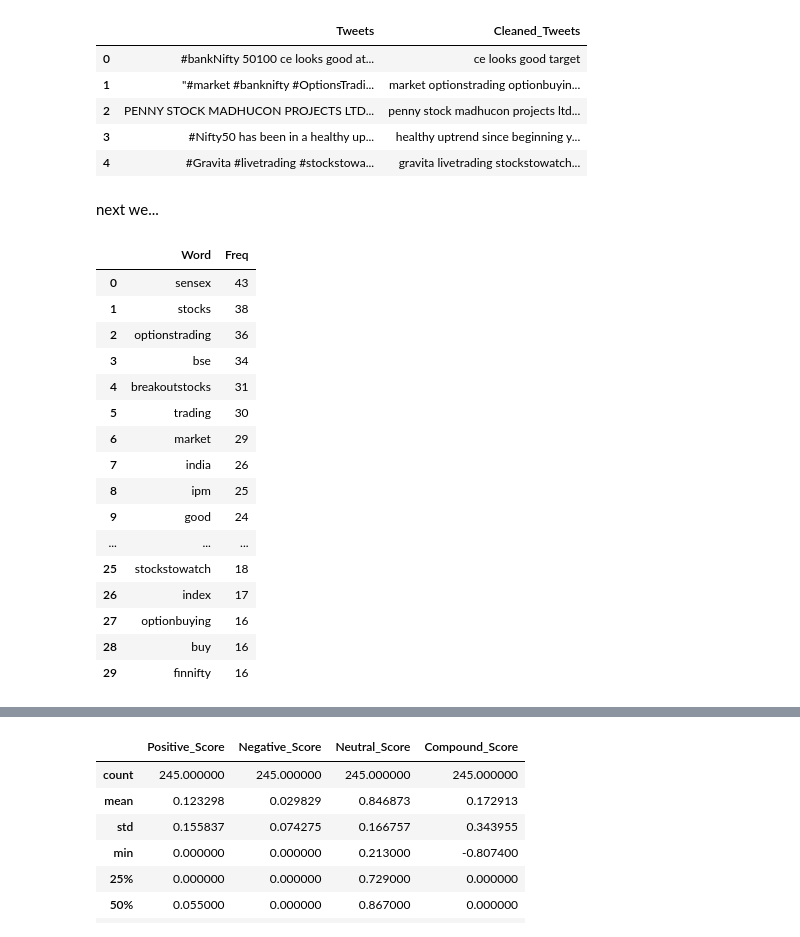
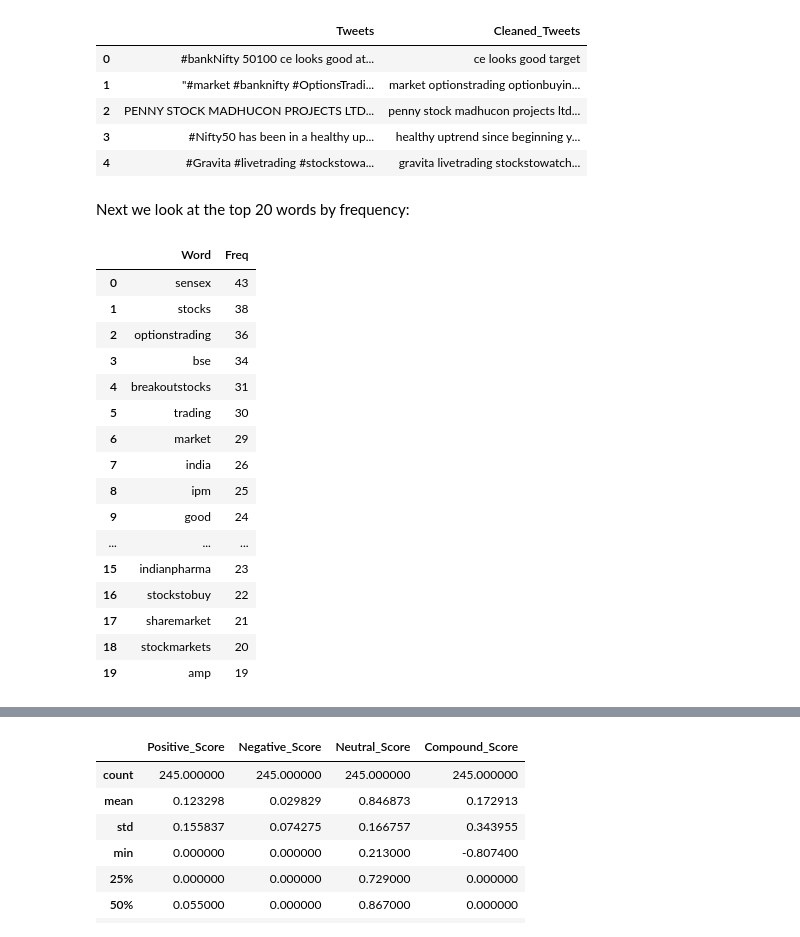
Before and after one commit to cowboysmall-courses/dsi-dsp, a Jupyter notebook: report/report.ipynb, the cells around one changed output, grey strips where cells are left out. Cells and saved outputs as stored; diff of their text form; code cells hidden in the pictures.

```diff
--- a/report/report.ipynb
+++ b/report/report.ipynb
@@ -994,29 +1181,29 @@ data.head()
 | 2 | PENNY STOCK MADHUCON PROJECTS LTD... | penny stock madhucon projects ltd... |
 | 3 | #Nifty50 has been in a healthy up... | healthy uptrend since beginning y... |
 | 4 | #Gravita #livetrading #stockstowa... | gravita livetrading stockstowatch... |
-# %% [markdown]
-next we...
+# %% [markdown]
+Next we look at the top 20 words by frequency:
 # %%
 tweet_words = data["Cleaned_Tweets"].str.cat(sep = " ")
 
 freq_dist = nltk.FreqDist(tweet_words.split())
-word_freq = pd.DataFrame(freq_dist.most_common(30), columns=["Word", "Freq"])
-word_freq.head(30)
+word_freq = pd.DataFrame(freq_dist.most_common(20), columns=["Word", "Freq"])
+word_freq.head(20)
 # %% [output]
 |  | Word | Freq |
 | 0 | sensex | 43 |
 | 1 | stocks | 38 |
 | 2 | optionstrading | 36 |
 | 3 | bse | 34 |
 | 4 | breakoutstocks | 31 |
 | 5 | trading | 30 |
 | 6 | market | 29 |
 | 7 | india | 26 |
 | 8 | ipm | 25 |
 | 9 | good | 24 |
 | ... | ... | ... |
-| 25 | stockstowatch | 18 |
-| 26 | index | 17 |
-| 27 | optionbuying | 16 |
-| 28 | buy | 16 |
-| 29 | finnifty | 16 |
+| 15 | indianpharma | 23 |
+| 16 | stockstobuy | 22 |
+| 17 | sharemarket | 21 |
+| 18 | stockmarkets | 20 |
+| 19 | amp | 19 |
```
Also changed, not shown: parts of 98 cells of this notebook, 4 other files.
